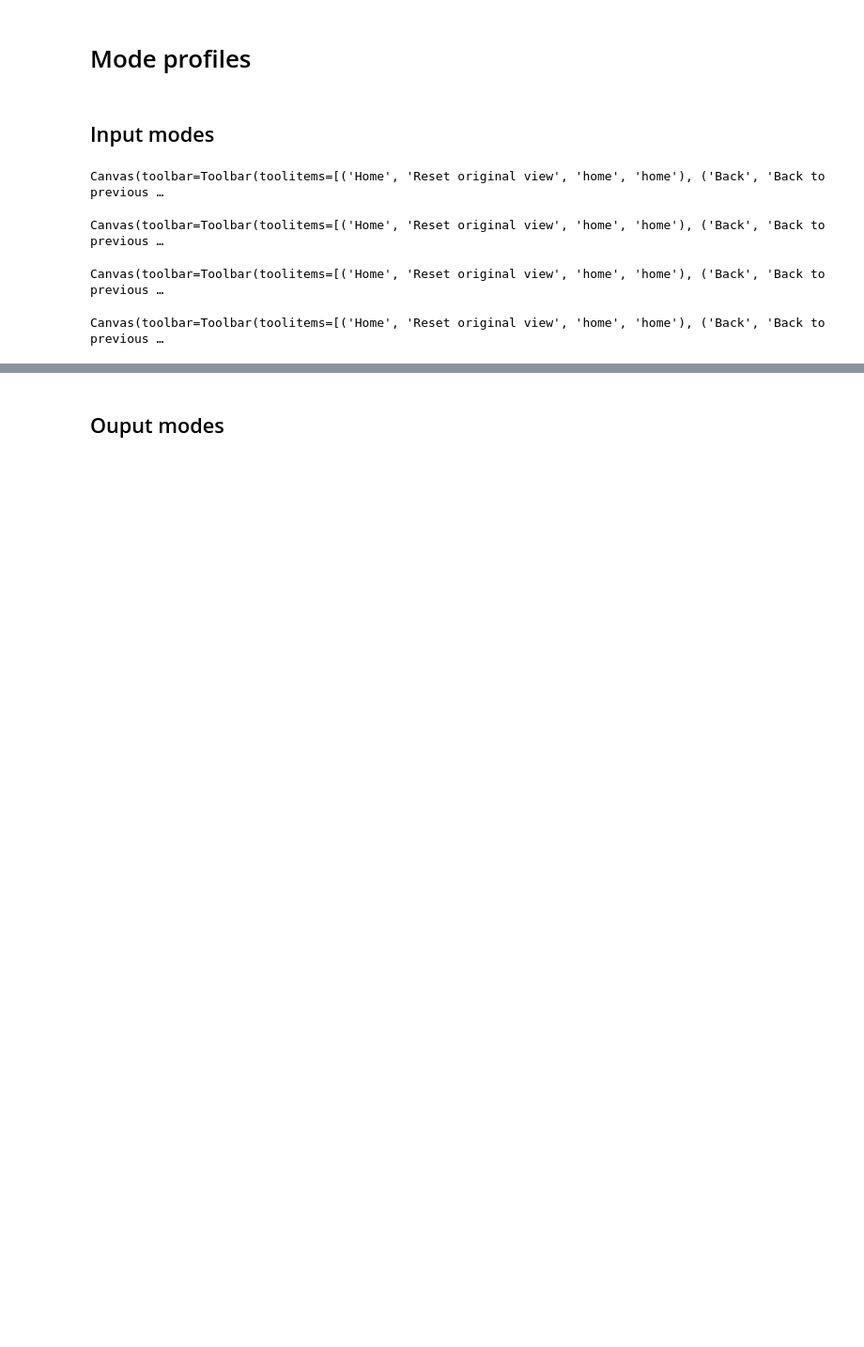
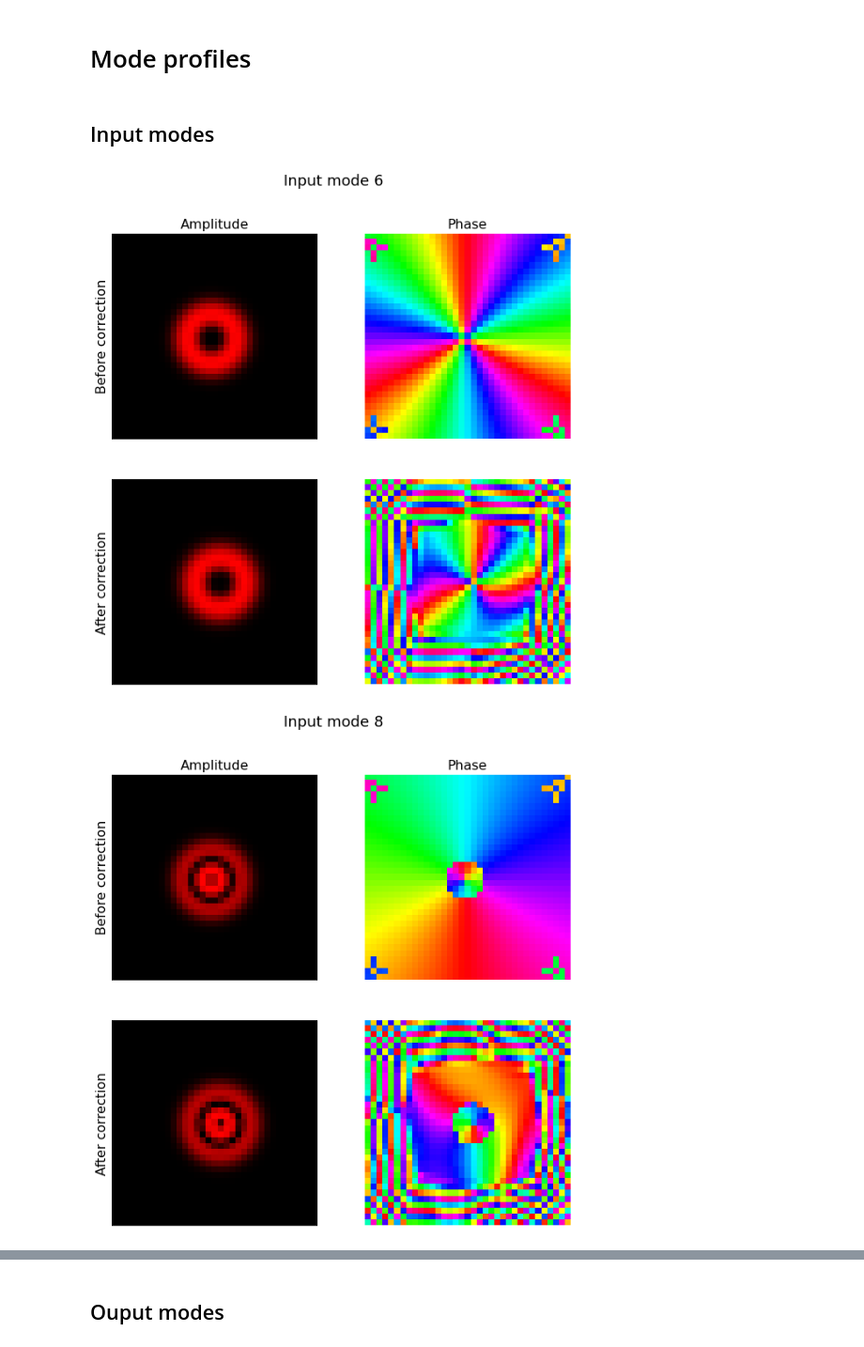
Before and after one commit to wavefrontshaping/article_MMF_disorder, a Jupyter notebook: Analysis/Figures_SI.ipynb, the cells around one changed output, grey strips where cells are left out. Shown: that part at 94% size. Drawn from its saved outputs; the diff is of its cells as text; code cells hidden in the pictures; blank space fills up the shorter version.

```diff
--- a/Analysis/Figures_SI.ipynb
+++ b/Analysis/Figures_SI.ipynb
@@ -160,8 +156,8 @@ Canvas(toolbar=Toolbar(toolitems=[('Home', 'Reset original view', 'home', 'home'
 # Mode profiles
 # %%
 modes_to_show = [6, 8, 27, 37]
-# to_img = lambda x: colorize(x, beta = 1.5, max_threshold = 1.)
-to_img = lambda x: np.abs(x)**2
+to_img = lambda x: colorize(x, beta = 1.5, max_threshold = 1.)
+# to_img = lambda x: np.abs(x)**2
 to_2D = lambda x,n: x.reshape([n]*2)
 cmap = 'gray'
 # %% [markdown]
@@ -172,25 +168,30 @@ modes_in_after = np.load(path)
 # %%
 for ind in modes_to_show:
     Mode_before = np.fliplr(to_2D(modes_in[ind],m))
     Mode_after = to_2D(modes_in_after[ind],m)
     # set the phase to be equal close to the center for axisymmetric modes or shifted for other ones
     if np.abs(Mode_before[m//2,m//2]) > .9*np.max(np.abs(Mode_before)):
         shift = 0
     else:
         shift = 3
     Mode_after *= np.exp(1j*(np.angle(Mode_before[m//2+shift,m//2])-np.angle(Mode_after[m//2+shift,m//2])))
 
-    fig ,ax = plt.subplots(1,2, figsize = (12,6))
-    ax[0].imshow(to_img(Mode_before),cmap = cmap)
-    ax[0].axis('off')
-    ax[0].set_title('Before correction')
-    ax[1].imshow(to_img(Mode_after), cmap = cmap)
-    ax[1].axis('off')
-    ax[1].set_title('After correction')
+    fig ,ax = plt.subplots(2,2, figsize = (10,10))
+    ax[0][0].imshow(to_img(np.abs(Mode_before)))
+    ax[0][0].set_title('Amplitude')
+    ax[0][0].set_ylabel('Before correction')
+    ax[0][0].set_xticks([]); ax[0][0].set_yticks([]);
+    ax[0][1].imshow(to_img(np.exp(1j*np.angle(Mode_before))))
+    ax[0][1].axis('off')
+    ax[0][1].set_title('Phase')
+    ax[1][0].imshow(to_img(np.abs(Mode_after)))
+    ax[1][0].set_ylabel('After correction')
+    ax[1][0].set_xticks([]); ax[1][0].set_yticks([]);
+    ax[1][1].imshow(to_img(np.exp(1j*np.angle(Mode_after))))
+    ax[1][1].axis('off')
+
     fig.suptitle(f'Input mode {ind}')
-    fig.savefig(f'mode_in_{ind}.svg', dpi = 400)
+#     fig.savefig(f'mode_in_{ind}.svg', dpi = 400)
 # %% [output]
-Canvas(toolbar=Toolbar(toolitems=[('Home', 'Reset original view', 'home', 'home'), ('Back', 'Back to previous …
-Canvas(toolbar=Toolbar(toolitems=[('Home', 'Reset original view', 'home', 'home'), ('Back', 'Back to previous …
-Canvas(toolbar=Toolbar(toolitems=[('Home', 'Reset original view', 'home', 'home'), ('Back', 'Back to previous …
-Canvas(toolbar=Toolbar(toolitems=[('Home', 'Reset original view', 'home', 'home'), ('Back', 'Back to previous …
+[figure, added]
+[figure, added]
```
Also changed, not shown: parts of 10 cells of this notebook.
